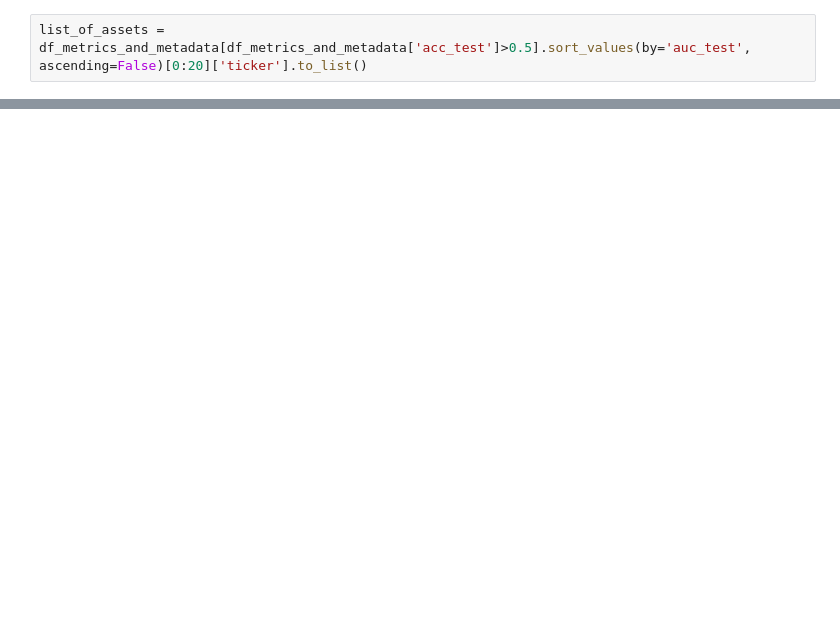
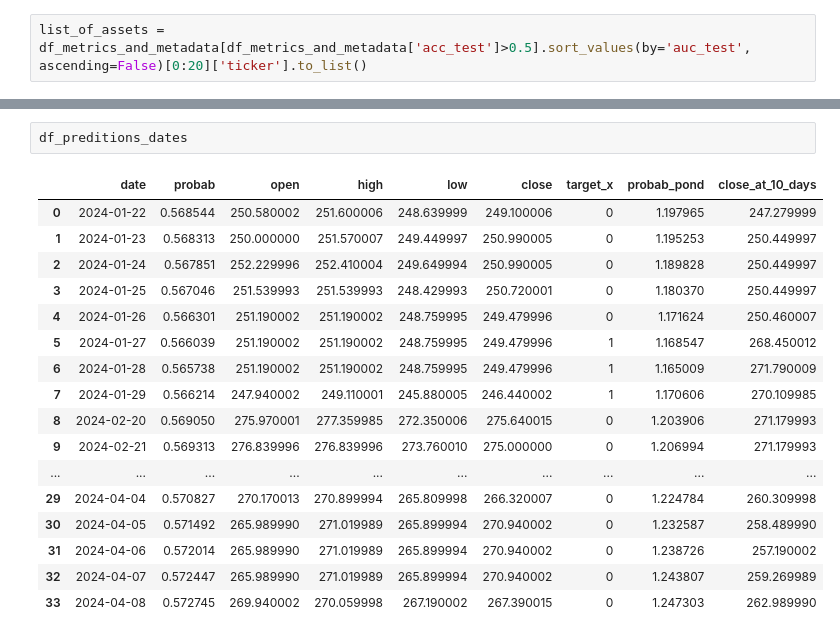
Before and after one commit to JuanCarlosKing/StockmarketAlgoritmicTrading, a Jupyter notebook: simulations.ipynb, the cells around one changed output, grey strips where cells are left out. Saved outputs shown, nothing was run; the diff lists cells and outputs as text; blank space fills up the shorter version.

```diff
--- a/simulations.ipynb
+++ b/simulations.ipynb
@@ -1856,3 +1759,23 @@ list_of_assets = [
+# %%
+df_preditions_dates
+# %% [output]
+|  | date | probab | open | high | low | close | target_x | probab_pond | close_at_10_days |
+| 0 | 2024-01-22 | 0.568544 | 250.580002 | 251.600006 | 248.639999 | 249.100006 | 0 | 1.197965 | 247.279999 |
+| 1 | 2024-01-23 | 0.568313 | 250.000000 | 251.570007 | 249.449997 | 250.990005 | 0 | 1.195253 | 250.449997 |
+| 2 | 2024-01-24 | 0.567851 | 252.229996 | 252.410004 | 249.649994 | 250.990005 | 0 | 1.189828 | 250.449997 |
+| 3 | 2024-01-25 | 0.567046 | 251.539993 | 251.539993 | 248.429993 | 250.720001 | 0 | 1.180370 | 250.449997 |
+| 4 | 2024-01-26 | 0.566301 | 251.190002 | 251.190002 | 248.759995 | 249.479996 | 0 | 1.171624 | 250.460007 |
+| 5 | 2024-01-27 | 0.566039 | 251.190002 | 251.190002 | 248.759995 | 249.479996 | 1 | 1.168547 | 268.450012 |
+| 6 | 2024-01-28 | 0.565738 | 251.190002 | 251.190002 | 248.759995 | 249.479996 | 1 | 1.165009 | 271.790009 |
+| 7 | 2024-01-29 | 0.566214 | 247.940002 | 249.110001 | 245.880005 | 246.440002 | 1 | 1.170606 | 270.109985 |
+| 8 | 2024-02-20 | 0.569050 | 275.970001 | 277.359985 | 272.350006 | 275.640015 | 0 | 1.203906 | 271.179993 |
+| 9 | 2024-02-21 | 0.569313 | 276.839996 | 276.839996 | 273.760010 | 275.000000 | 0 | 1.206994 | 271.179993 |
+| ... | ... | ... | ... | ... | ... | ... | ... | ... | ... |
+| 29 | 2024-04-04 | 0.570827 | 270.170013 | 270.899994 | 265.809998 | 266.320007 | 0 | 1.224784 | 260.309998 |
+| 30 | 2024-04-05 | 0.571492 | 265.989990 | 271.019989 | 265.899994 | 270.940002 | 0 | 1.232587 | 258.489990 |
+| 31 | 2024-04-06 | 0.572014 | 265.989990 | 271.019989 | 265.899994 | 270.940002 | 0 | 1.238726 | 257.190002 |
+| 32 | 2024-04-07 | 0.572447 | 265.989990 | 271.019989 | 265.899994 | 270.940002 | 0 | 1.243807 | 259.269989 |
+| 33 | 2024-04-08 | 0.572745 | 269.940002 | 270.059998 | 267.190002 | 267.390015 | 0 | 1.247303 | 262.989990 |
 # %%
 df_operations = pd.DataFrame(columns=['date', 'probab_pond', 'close', 'close_at_10_days', 'operation', 'asset'])
 for asset in list_of_assets:
```
Also changed, not shown: parts of 37 cells of this notebook.
